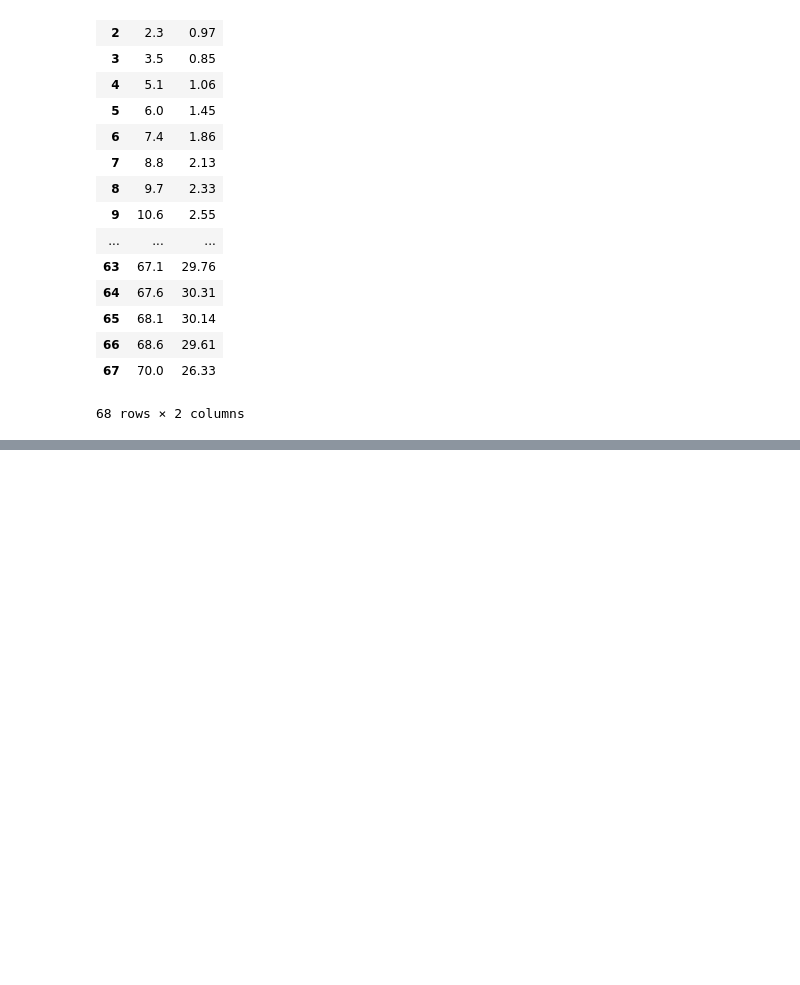
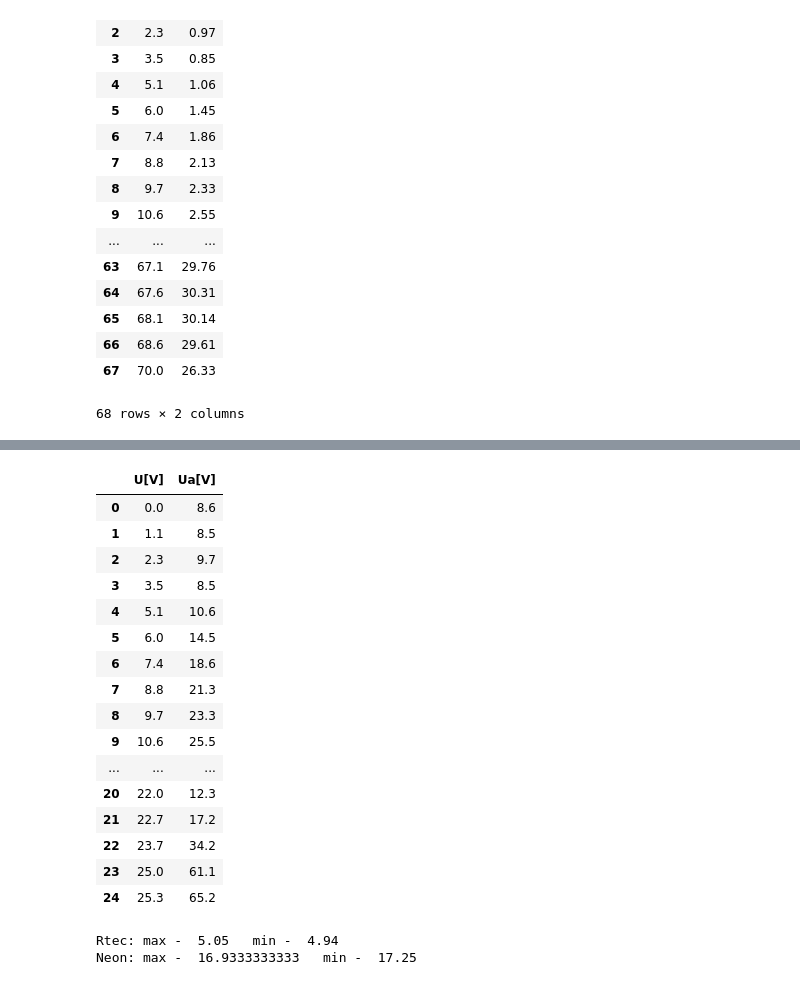
Before and after one commit to MarikinPaulina/LabFiz1, a Jupyter notebook: 06-45-Franc-Hertz/Franc-Hertz.ipynb, the cells around one changed output, grey strips where cells are left out. Cells and saved outputs as stored; diff of their text form; code cells hidden in the pictures; blank space fills up the shorter version.

```diff
--- a/06-45-Franc-Hertz/Franc-Hertz.ipynb
+++ b/06-45-Franc-Hertz/Franc-Hertz.ipynb
@@ -99,5 +76,34 @@ plt.show()
+# %%
+Neonek[:25]
+# %% [output]
+|  | U[V] | Ua[V] |
+| 0 | 0.0 | 8.6 |
+| 1 | 1.1 | 8.5 |
+| 2 | 2.3 | 9.7 |
+| 3 | 3.5 | 8.5 |
+| 4 | 5.1 | 10.6 |
+| 5 | 6.0 | 14.5 |
+| 6 | 7.4 | 18.6 |
+| 7 | 8.8 | 21.3 |
+| 8 | 9.7 | 23.3 |
+| 9 | 10.6 | 25.5 |
+| ... | ... | ... |
+| 20 | 22.0 | 12.3 |
+| 21 | 22.7 | 17.2 |
+| 22 | 23.7 | 34.2 |
+| 23 | 25.0 | 61.1 |
+| 24 | 25.3 | 65.2 |
 # %%
 #Rtęć maksima
 U_max_rtec = (Rtec['U[V]'][43]-Rtec['U[V]'][6])/4
 #Rtęć minima
 U_min_rtec = (Rtec['U[V]'][47]-Rtec['U[V]'][4])/5
+#Neon maksima
+U_max_neon = (Neon['U[V]'][64]-Neon['U[V]'][15])/3
+#Neon minima
+U_min_neon = (Neon['U[V]'][54]-Neon['U[V]'][20])/2
+print('Rtec: max - ',U_max_rtec,'  min - ',U_min_rtec)
+print('Neon: max - ',U_max_neon,'  min - ',U_min_neon)
+# %% [output]
+Rtec: max -  5.05   min -  4.94
+Neon: max -  16.9333333333   min -  17.25
```
Also changed, not shown: parts of 3 cells of this notebook, 9 other files.
